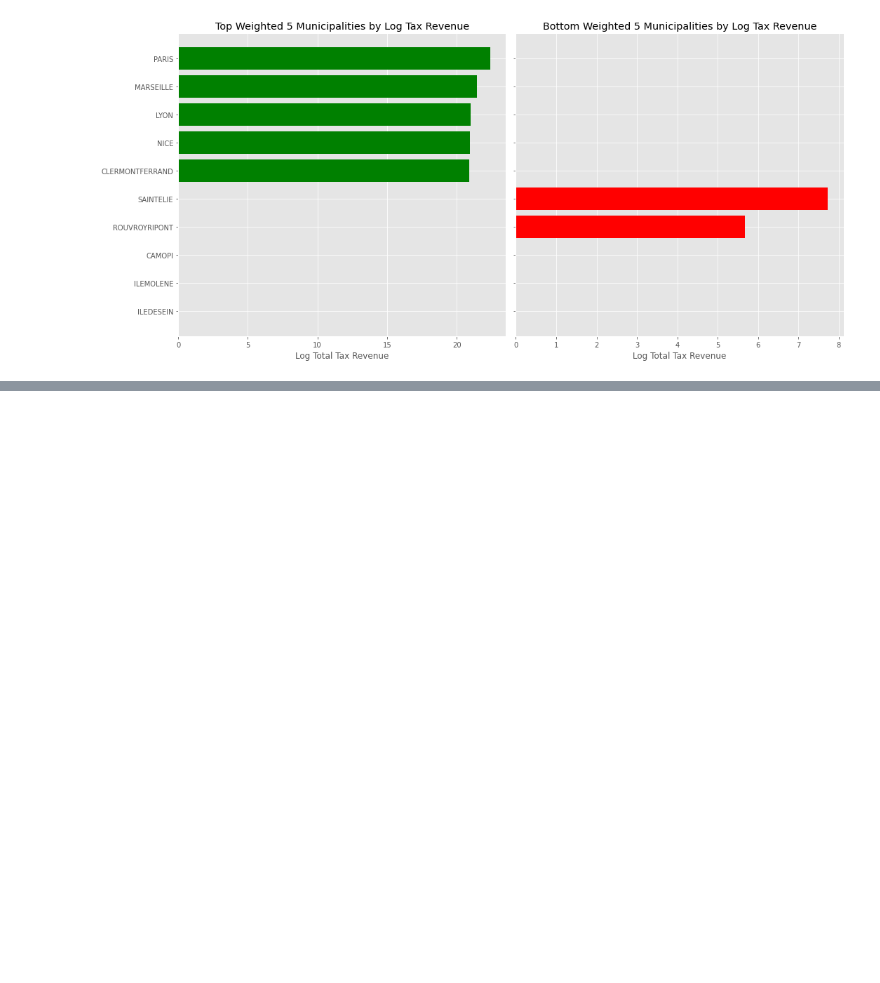
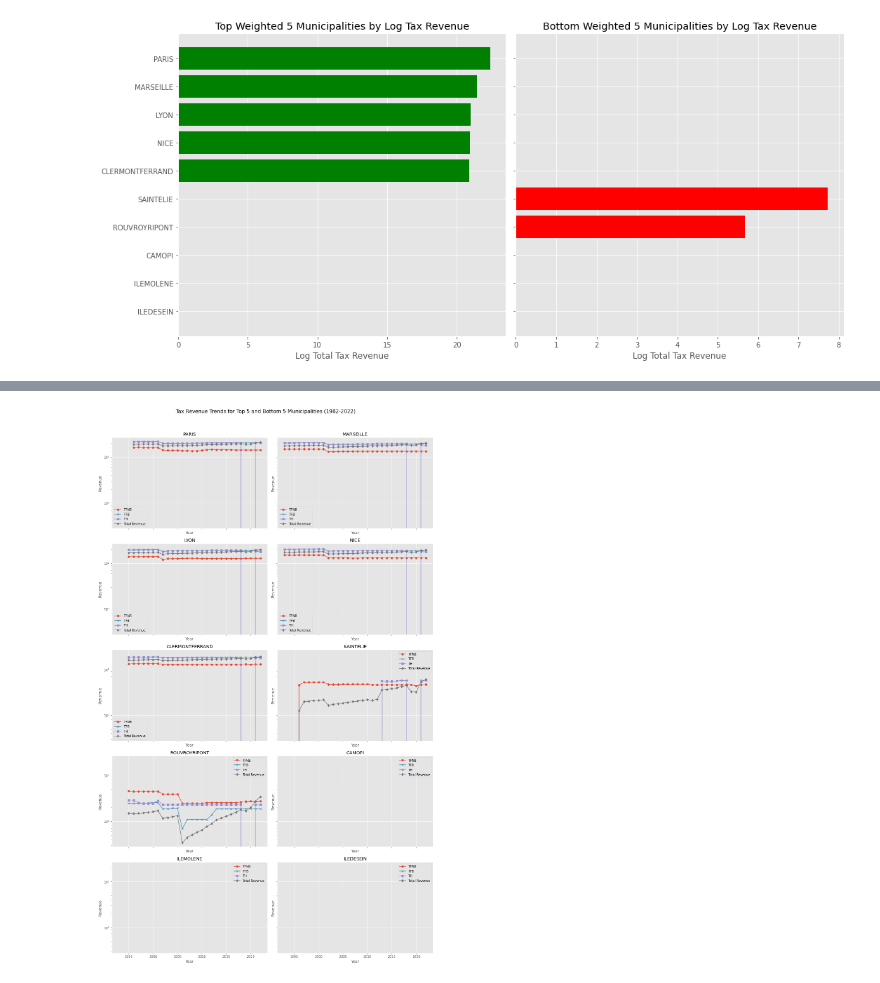
Before and after one commit to MarcLlopart/French-Fiscal-AI-Innovation, a Jupyter notebook: 1_tax_revenue.ipynb, the cells around one changed output, grey strips where cells are left out. Cells and saved outputs as stored; diff of their text form; code cells hidden in the pictures; blank space fills up the shorter version.

```diff
--- a/1_tax_revenue.ipynb
+++ b/1_tax_revenue.ipynb
@@ -311,0 +284,51 @@ Int64Index([1982, 1983, 1984, 1985, 1986, 1987, 1988, 1989, 1990, 1991, 1992,
+# %%
+# Ensure the dataset contains the necessary columns and is preprocessed
+# data = pd.read_csv('french_fiscality.csv')
+
+# Filter data for the top 5 and bottom 5 municipalities
+top_5_municipalities = top_5w['Municipality'].tolist()
+bottom_5_municipalities = bottom_5w['Municipality'].tolist()
+selected_municipalities = top_5_municipalities + bottom_5_municipalities
+
+# Filter the original dataset to include only these municipalities
+trend_data = data[data['Libellé commune'].isin(selected_municipalities)]
+
+# Calculate the total tax revenue
+trend_data['Total_Tax_Revenue'] = trend_data['W_TAX_REVENUE']
+
+# Pivot the data to have years as columns for easier plotting
+pivot_tfnb = trend_data.pivot_table(values='TFNB', index='ANNEE', columns='Libellé commune')
+pivot_tfb = trend_data.pivot_table(values='TFB', index='ANNEE', columns='Libellé commune')
+pivot_th = trend_data.pivot_table(values='TH', index='ANNEE', columns='Libellé commune')
+pivot_total = trend_data.pivot_table(values='Total_Tax_Revenue', index='ANNEE', columns='Libellé commune')
+
+# Create a figure with subplots
+fig, axs = plt.subplots(5, 2, figsize=(15, 25), sharex=True, sharey=True)
+fig.suptitle('Tax Revenue Trends for Top 5 and Bottom 5 Municipalities (1982-2022)', fontsize=16)
+
+# Flatten the axs array for easy iteration
+axs = axs.flatten()
+
+# Plot trends for each municipality
+for i, municipality in enumerate(selected_municipalities):
+    axs[i].plot(pivot_tfnb.index, np.log(pivot_tfnb[municipality]), label='TFNB', marker='o')
+    axs[i].plot(pivot_tfb.index, np.log(pivot_tfb[municipality]), label='TFB', marker='x')
+    axs[i].plot(pivot_th.index, np.log(pivot_th[municipality]), label='TH', marker='s')
+    axs[i].plot(pivot_total.index, np.log(pivot_total[municipality]), label='Total Revenue', marker='d')
+    axs[i].set_title(municipality)
+    axs[i].set_yscale('log')  # Use log scale for better visualization
+    axs[i].grid(True)
+
+# Add legends
+for ax in axs:
+    ax.legend()
+
+# Set common labels
+for ax in axs:
+    ax.set_xlabel('Year')
+    ax.set_ylabel('Revenue')
+
+plt.tight_layout(rect=[0, 0, 1, 0.96])  # Adjust layout to make room for the title
+plt.show()
+# %% [output]
+[figure, added]
```
Also changed, not shown: parts of 5 cells of this notebook.
